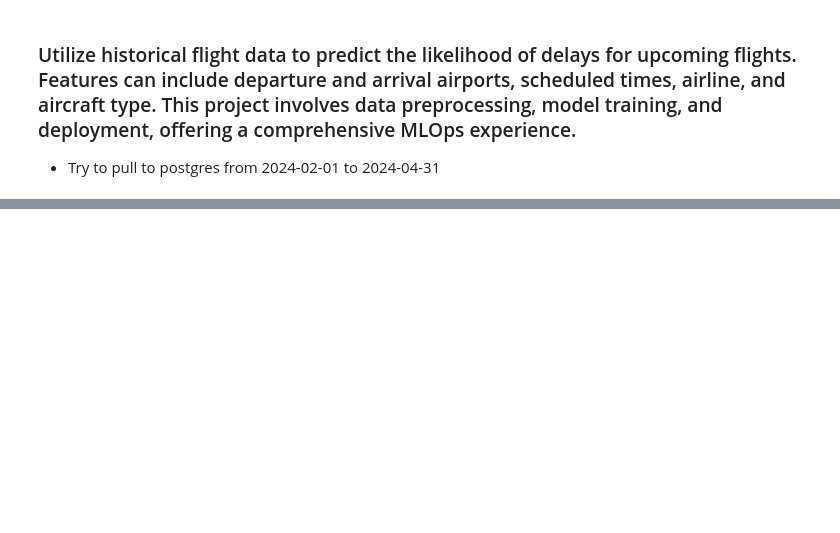
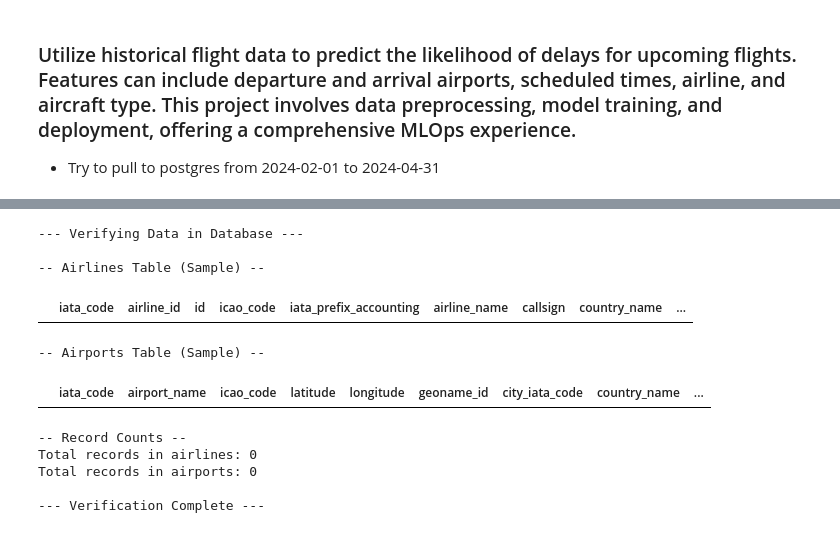
Before and after one commit to waiyong/Flight-Delay-Prediction---MLOps-Project, a Jupyter notebook: pull_data.ipynb, the cells around one changed output, grey strips where cells are left out. Drawn from its saved outputs; the diff is of its cells as text; code cells hidden in the pictures; blank space fills up the shorter version.

Commit message:
Update script to run ETL to pull airlines and airplanes data from API call

```diff
--- a/pull_data.ipynb
+++ b/pull_data.ipynb
@@ -132,0 +26,16 @@ print(response.json())
+# %%
+# Load environment variables
+load_dotenv()
+
+# Database connection settings - adjust these as needed
+DB_URL = os.getenv("DATABASE_URL")
+API_KEY = os.getenv("AVIATIONSTACK_API_KEY")
+
+
+# API Configuration
+BASE_URL = "https://api.aviationstack.com/v1/"
+# %%
+# Create a session
+engine = create_engine(DB_URL, echo=True)
+Session = sessionmaker(bind=engine)
+session = Session()
@@ -132,0 +172,55 @@ print(response.json())
+# %%
+# --- Verification ---
+print("--- Verifying Data in Database ---")
+
+# Recreate engine if needed for query
+engine = create_engine(DB_URL)
+
+try:
+    print("\n-- Airlines Table (Sample) --")
+    #airlines_df = pd.read_sql("SELECT iata_code, airline_name, country_name FROM airlines ORDER BY iata_code LIMIT 10", engine)
+    airlines_df = pd.read_sql("SELECT * FROM airlines ORDER BY iata_code LIMIT 10", engine)
+    display(airlines_df)
+
+    print("\n-- Airports Table (Sample) --")
+    airports_df = pd.read_sql("SELECT * FROM airports ORDER BY iata_code LIMIT 10", engine)
+    display(airports_df)
+
+    # print("\n-- Routes Table (Sample) --")
+    # routes_df = pd.read_sql("SELECT airline_iata, flight_number, departure_iata, arrival_iata FROM routes LIMIT 10", engine)
+    # if not routes_df.empty:
+    #     display(routes_df)
+    # else:
+    #     print("No routes found in the table (might be expected with limited test data).")
+
+    # print(f"\n-- Flights Table (Sample for {TEST_DATE}) --")
+    # flights_df = pd.read_sql(f"SELECT flight_date, flight_status, airline_name, flight_iata, departure_iata, arrival_iata FROM flights WHERE flight_date = '{TEST_DATE}' LIMIT 10", engine)
+    # if not flights_df.empty:
+    #     display(flights_df)
+    # else:
+    #     print(f"No flights found in the table for {TEST_DATE} (might be expected).")
+
+    # Add counts
+    print("\n-- Record Counts --")
+    #for table in ['airlines', 'airports', 'routes', 'flights']:
+    for table in ['airlines', 'airports']:
+        count = pd.read_sql(f"SELECT COUNT(*) as count FROM {table}", engine).iloc[0]['count']
+        print(f"Total records in {table}: {count}")
+
+
+except Exception as e:
+    print(f"\nError during verification query: {str(e)}")
+
+print("\n--- Verification Complete ---")
+# %% [output]
+--- Verifying Data in Database ---
+
+-- Airlines Table (Sample) --
+|  | iata_code | airline_id | id | icao_code | iata_prefix_accounting | airline_name | callsign | country_name | ... |
+-- Airports Table (Sample) --
+|  | iata_code | airport_name | icao_code | latitude | longitude | geoname_id | city_iata_code | country_name | ... |
+-- Record Counts --
+Total records in airlines: 0
+Total records in airports: 0
+
+--- Verification Complete ---
```
Also changed, not shown: parts of 19 cells of this notebook, 7 other files.
